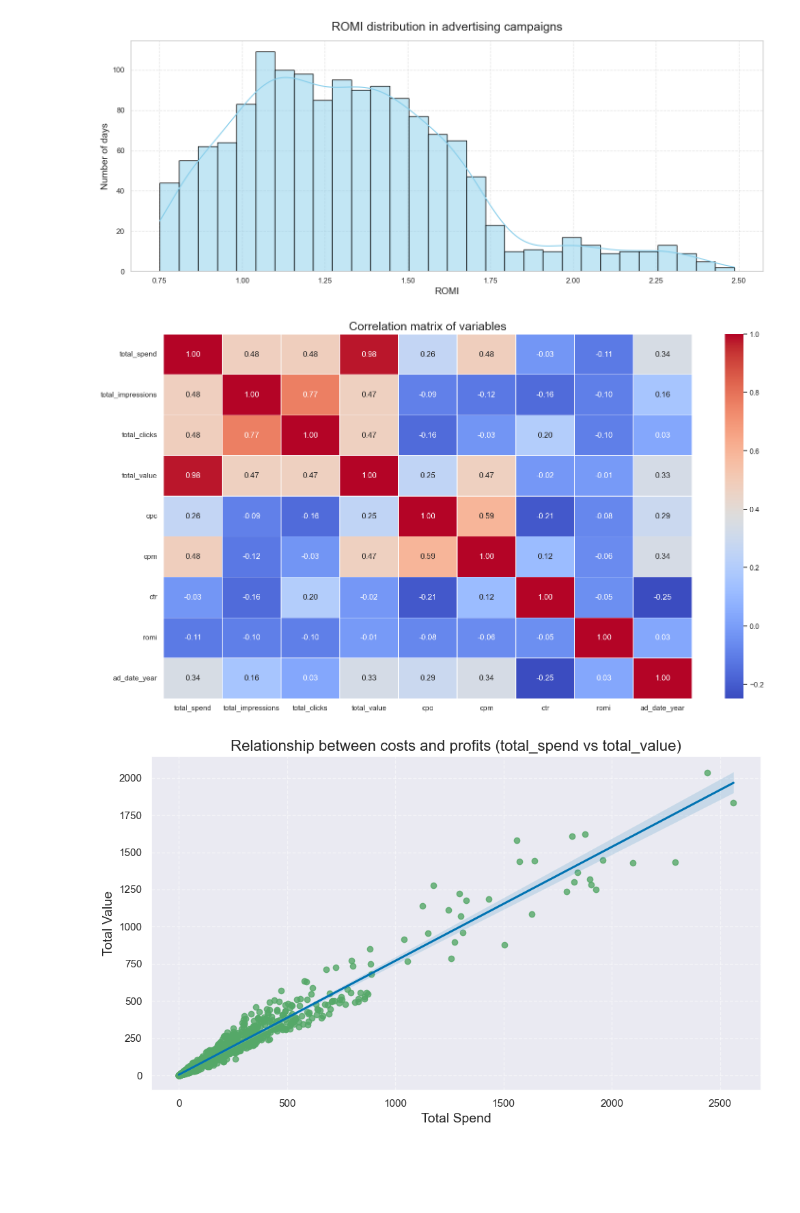
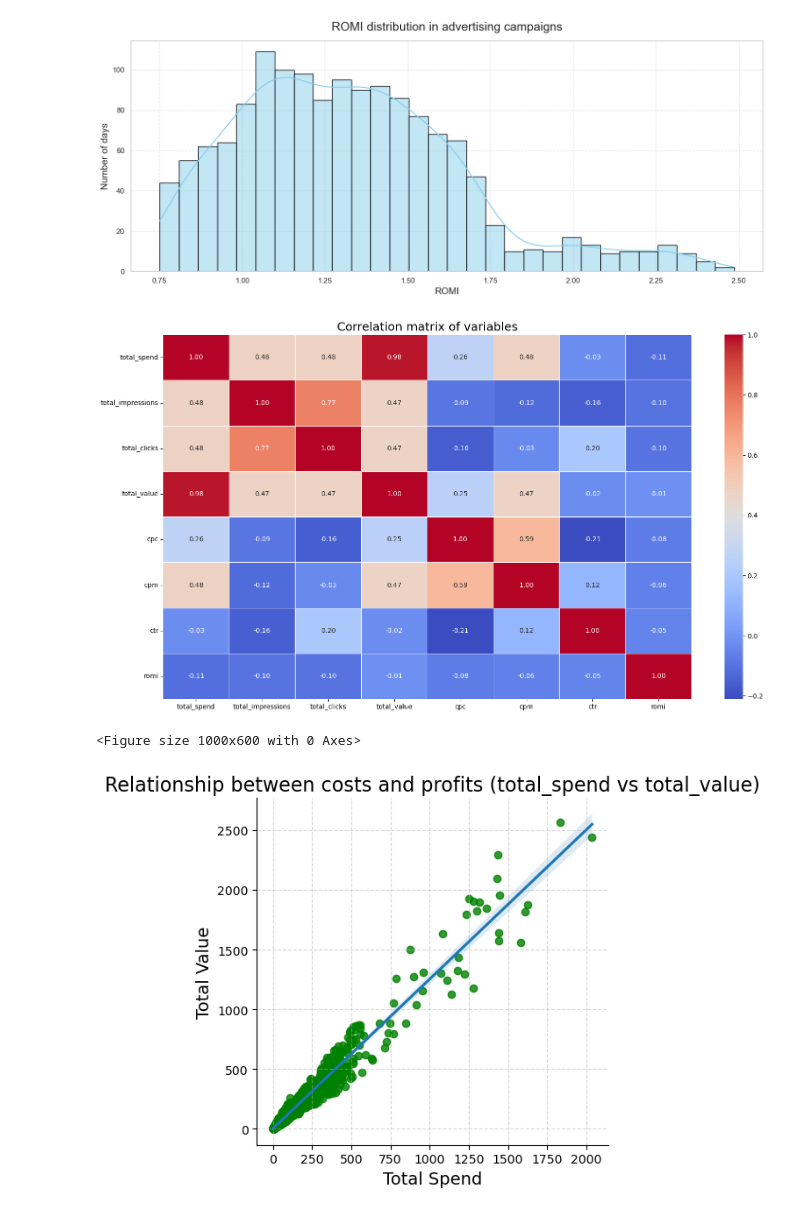
Before and after one commit to RomanVitovych/Python, a Jupyter notebook: Homework_6 (working with Pandas datasets and visualization in Python).ipynb, the cells around one changed output. Cells and saved outputs as stored; diff of their text form; code cells hidden in the pictures; blank space fills up the shorter version.

```diff
--- a/Homework_6 (working with Pandas datasets and visualization in Python).ipynb
+++ b/Homework_6 (working with Pandas datasets and visualization in Python).ipynb
@@ -144,19 +144,21 @@ plt.show()
 [figure]
 # %%
 plt.figure(figsize=(18, 10))
-sns.heatmap(ads.corr(numeric_only=True), annot=True, cmap='coolwarm', fmt=".2f", linewidths=0.5, linecolor='white')
+corr_data = ads.drop(columns=['ad_date']).corr(numeric_only=True)
+sns.heatmap(corr_data, annot=True, cmap='coolwarm', fmt=".2f", linewidths=0.5, linecolor='white')
 plt.title('Correlation matrix of variables', fontsize=18)
 plt.show()
 # %% [output]
-[figure, old version]
+[figure, new version]
 # %%
 plt.figure(figsize=(10, 6))
-sns.regplot(data=ads, x='total_value', y='total_spend', scatter_kws={'color':'g'})
+sns.lmplot(data=ads, x='total_spend', y='total_value', scatter_kws={'color':'g'})
 plt.title('Relationship between costs and profits (total_spend vs total_value)', fontsize=16)
 plt.xlabel('Total Spend', fontsize=14)
 plt.ylabel('Total Value', fontsize=14)
 plt.grid(True, linestyle='--', alpha=0.5)
 plt.tight_layout()
 plt.show()
 # %% [output]
+<Figure size 1000x600 with 0 Axes>
-[figure, old version]
+[figure, new version]
```
Also changed, not shown: 2 other files.
